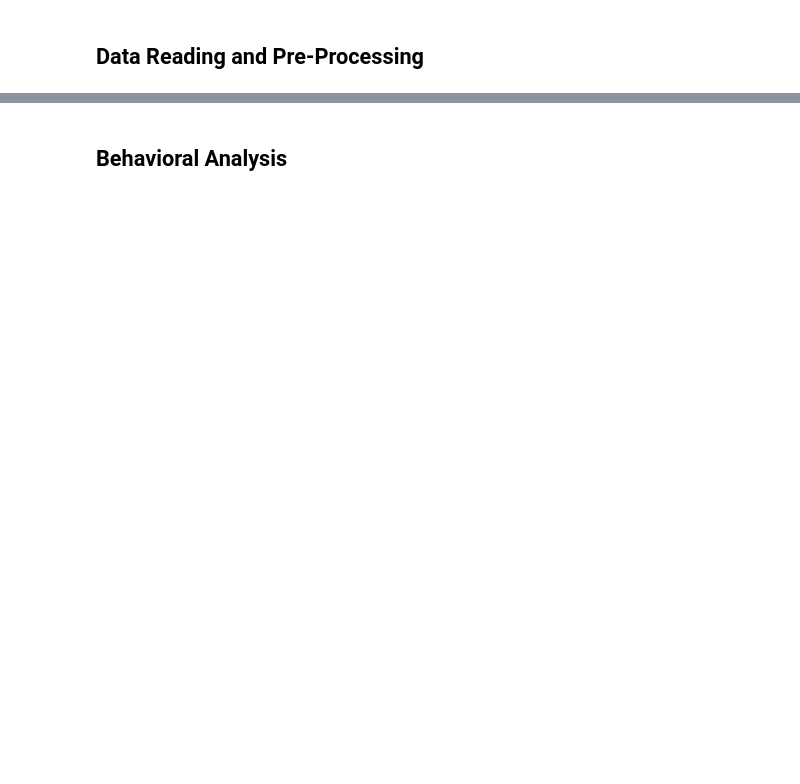
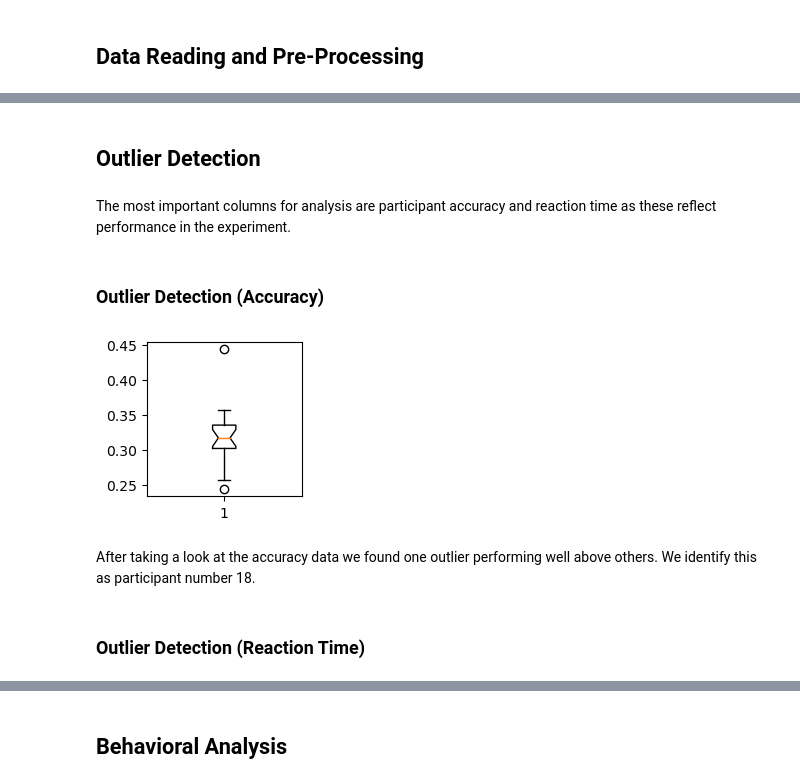
Before and after one commit to pulkitgoyal56/CCCP, a Jupyter notebook: CCCP.ipynb, the cells around one changed output, grey strips where cells are left out. Cells and saved outputs as stored; diff of their text form; code cells hidden in the pictures; blank space fills up the shorter version.

```diff
--- a/CCCP.ipynb
+++ b/CCCP.ipynb
@@ -20,4 +47,4 @@ import pandas as pd
 ## Data Reading and Pre-Processing
 # %%
 data = pd.read_csv('ccs2022.csv')
-data.rename(columns={'Unnamed: 0':'global_trial'}, inplace=True)
+data.rename(columns={'Unnamed: 0':'semi_global_trial'}, inplace=True)
@@ -34,3 +54,9 @@ data.head()
 # %%
 # Add column to mark when J is the correct response
 data['J_correct'] = (data['yj'] > data['yf']).map(int)
+# %%
+# Add column to mark when a correct choice was made
+data['correct'] = data['J_correct'] & data['J_pressed']
+# %%
+# Create unique task identifier for all participants
+data['global_task'] = 100*data['slow'] + data['task']
@@ -36,0 +247,6 @@ data['J_correct'] = (data['yj'] > data['yf']).map(int)
+# %% [markdown]
+## Outlier Detection
+# %% [markdown]
+The most important columns for analysis are participant accuracy and reaction time as these reflect performance in the experiment.
+# %% [markdown]
+### Outlier Detection (Accuracy)
@@ -36,0 +257,11 @@ data['J_correct'] = (data['yj'] > data['yf']).map(int)
+# %%
+# Participant accuracy
+par_correct = data.groupby('participant_id').correct.mean()
+print_(par_correct.to_frame())
+# %%
+plt.figure(figsize=(2, 2))
+plt.boxplot(par_correct, notch=True);
+# %% [output]
+[figure, added]
+# %% [markdown]
+After taking a look at the accuracy data we found one outlier performing well above others. We identify this as participant number 18.
@@ -36,0 +270,2 @@ data['J_correct'] = (data['yj'] > data['yf']).map(int)
+# %% [markdown]
+### Outlier Detection (Reaction Time)
```
Also changed, not shown: parts of 116 cells of this notebook.
